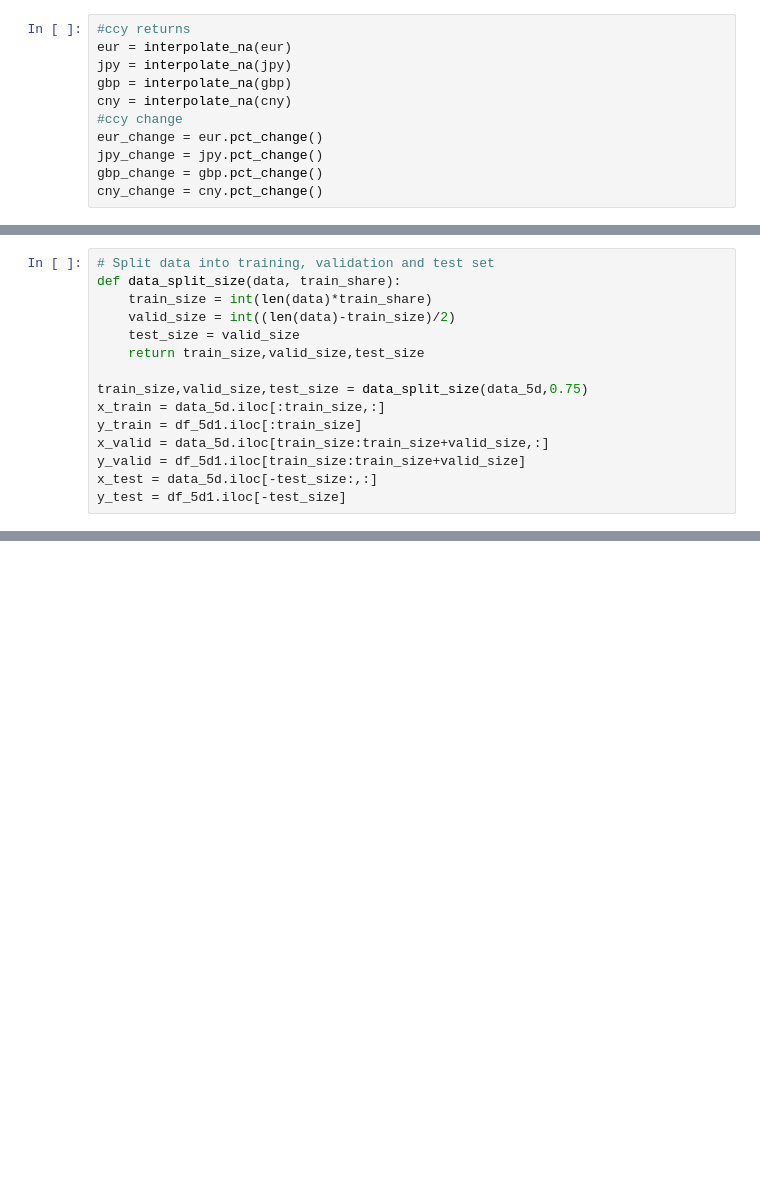
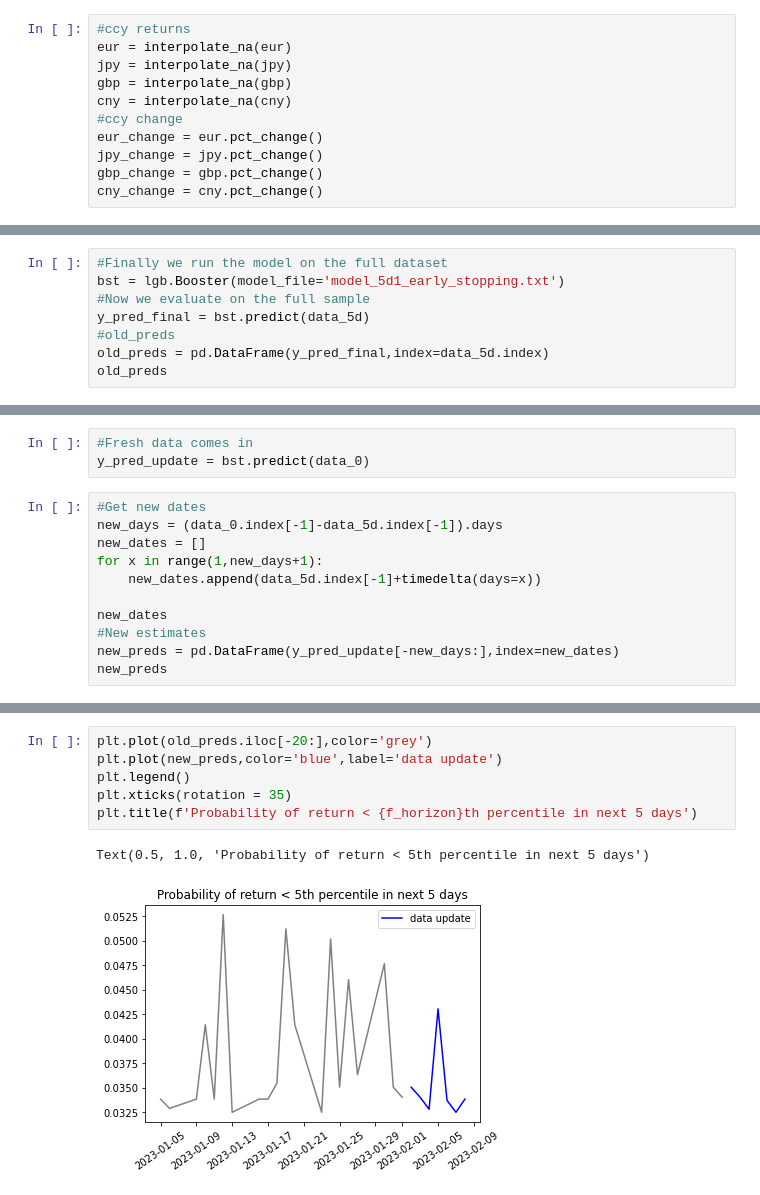
Before and after one commit to surekhanaga88/sp_500_classification, a Jupyter notebook: gbdt_01.ipynb, the cells around one changed output, grey strips where cells are left out. Cells and saved outputs as stored; diff of their text form; blank space fills up the shorter version.

```diff
--- a/gbdt_01.ipynb
+++ b/gbdt_01.ipynb
@@ -188,15 +325,0 @@ data_5d = data_5d.loc[common_idx]
-# %%
-# Split data into training, validation and test set
-def data_split_size(data, train_share):
-    train_size = int(len(data)*train_share)
-    valid_size = int((len(data)-train_size)/2)
-    test_size = valid_size
-    return train_size,valid_size,test_size
-
-train_size,valid_size,test_size = data_split_size(data_5d,0.75)
-x_train = data_5d.iloc[:train_size,:]
-y_train = df_5d1.iloc[:train_size]
-x_valid = data_5d.iloc[train_size:train_size+valid_size,:]
-y_valid = df_5d1.iloc[train_size:train_size+valid_size]
-x_test = data_5d.iloc[-test_size:,:]
-y_test = df_5d1.iloc[-test_size]
@@ -205,0 +483,8 @@ lgb_train = lgb
+# %%
+#Finally we run the model on the full dataset
+bst = lgb.Booster(model_file='model_5d1_early_stopping.txt')
+#Now we evaluate on the full sample
+y_pred_final = bst.predict(data_5d)
+#old_preds
+old_preds = pd.DataFrame(y_pred_final,index=data_5d.index)
+old_preds
@@ -205,0 +507,14 @@ lgb_train = lgb
+# %%
+#Fresh data comes in
+y_pred_update = bst.predict(data_0)
+# %%
+#Get new dates
+new_days = (data_0.index[-1]-data_5d.index[-1]).days
+new_dates = []
+for x in range(1,new_days+1):
+    new_dates.append(data_5d.index[-1]+timedelta(days=x))
+
+new_dates
+#New estimates
+new_preds = pd.DataFrame(y_pred_update[-new_days:],index=new_dates)
+new_preds
@@ -205,0 +530,9 @@ lgb_train = lgb
+# %%
+plt.plot(old_preds.iloc[-20:],color='grey')
+plt.plot(new_preds,color='blue',label='data update')
+plt.legend()
+plt.xticks(rotation = 35)
+plt.title(f'Probability of return < {f_horizon}th percentile in next 5 days')
+# %% [output]
+Text(0.5, 1.0, 'Probability of return < 5th percentile in next 5 days')
+[figure, added]
```
Also changed, not shown: parts of 31 cells of this notebook, 4 other files.
